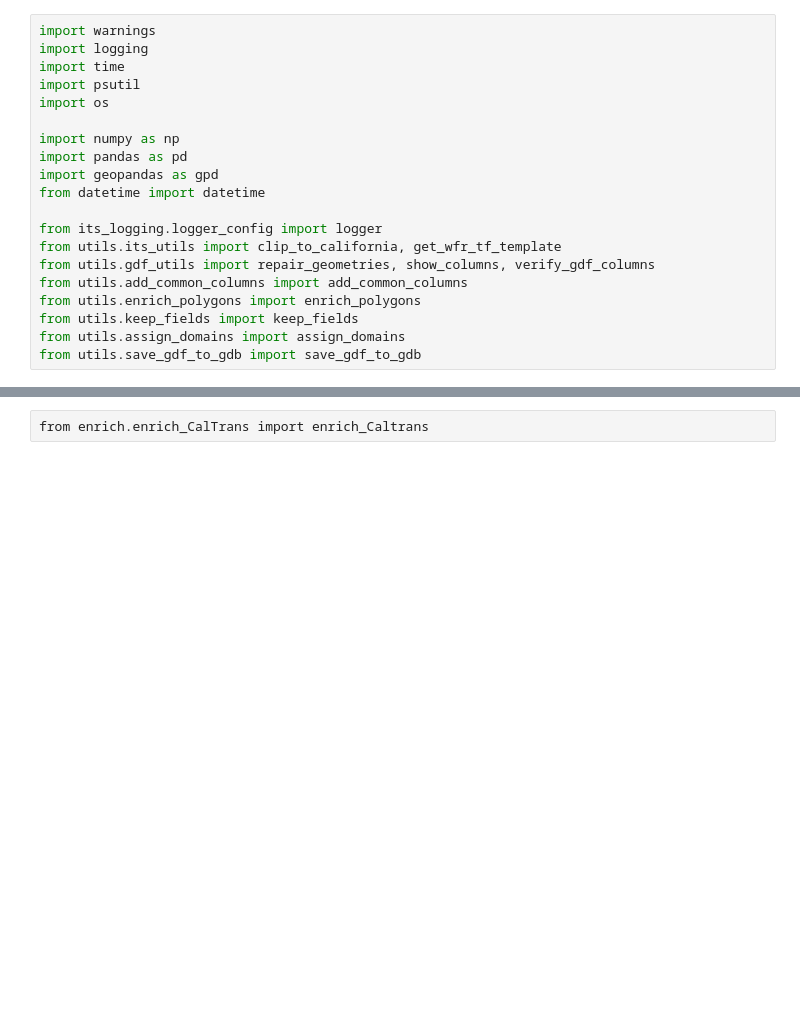
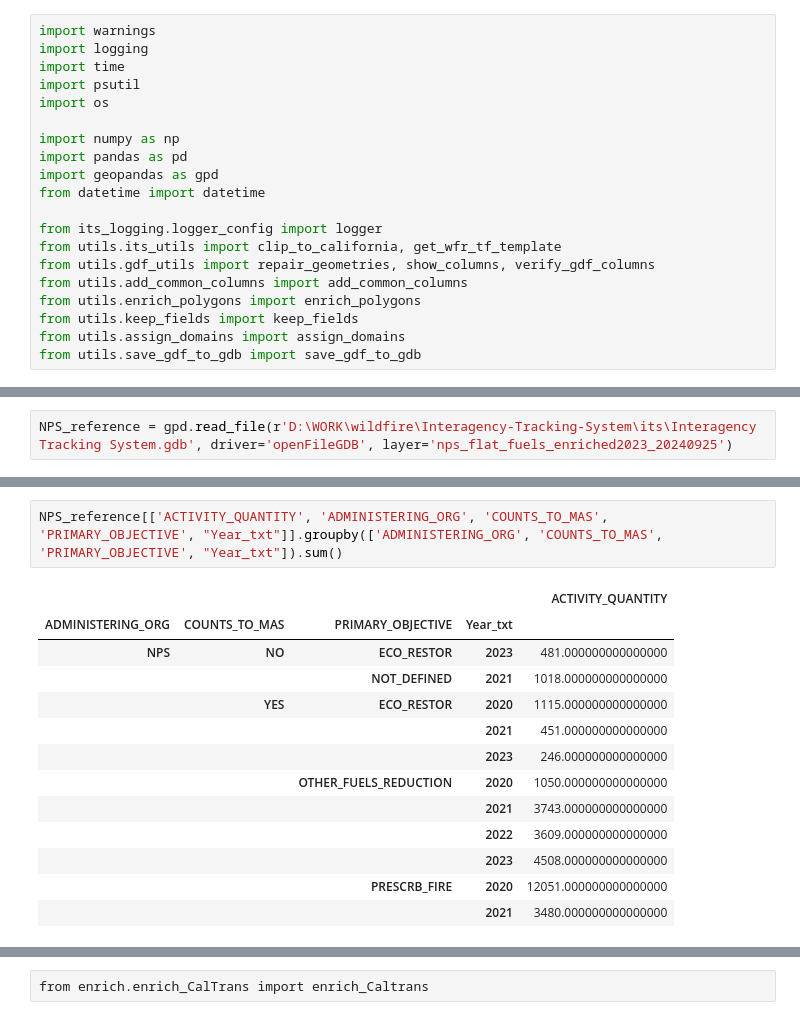
Before and after one commit to klinucsd/interagency-tracking-system, a Jupyter notebook: notebooks/DEV.ipynb, the cells around one changed output, grey strips where cells are left out. Saved outputs shown, nothing was run; the diff lists cells and outputs as text; blank space fills up the shorter version.

```diff
--- a/notebooks/DEV.ipynb
+++ b/notebooks/DEV.ipynb
@@ -25,0 +66,2 @@ from enrich.enrich_CNRA import enrich_CNRA
+# %%
+NPS_reference = gpd.read_file(r'D:\WORK\wildfire\Interagency-Tracking-System\its\Interagency Tracking System.gdb', driver='openFileGDB', layer='nps_flat_fuels_enriched2023_20240925')
@@ -25,0 +88,16 @@ from enrich.enrich_CNRA import enrich_CNRA
+# %%
+NPS_reference[['ACTIVITY_QUANTITY', 'ADMINISTERING_ORG', 'COUNTS_TO_MAS', 'PRIMARY_OBJECTIVE', "Year_txt"]].groupby(['ADMINISTERING_ORG', 'COUNTS_TO_MAS', 'PRIMARY_OBJECTIVE', "Year_txt"]).sum()
+# %% [output]
+|  |  |  |  | ACTIVITY_QUANTITY |
+| ADMINISTERING_ORG | COUNTS_TO_MAS | PRIMARY_OBJECTIVE | Year_txt |  |
+| NPS | NO | ECO_RESTOR | 2023 | 481.000000000000000 |
+|  |  | NOT_DEFINED | 2021 | 1018.000000000000000 |
+|  | YES | ECO_RESTOR | 2020 | 1115.000000000000000 |
+|  |  |  | 2021 | 451.000000000000000 |
+|  |  |  | 2023 | 246.000000000000000 |
+|  |  | OTHER_FUELS_REDUCTION | 2020 | 1050.000000000000000 |
+|  |  |  | 2021 | 3743.000000000000000 |
+|  |  |  | 2022 | 3609.000000000000000 |
+|  |  |  | 2023 | 4508.000000000000000 |
+|  |  | PRESCRB_FIRE | 2020 | 12051.000000000000000 |
+|  |  |  | 2021 | 3480.000000000000000 |
```
Also changed, not shown: parts of 19 cells of this notebook, 4 other files.
